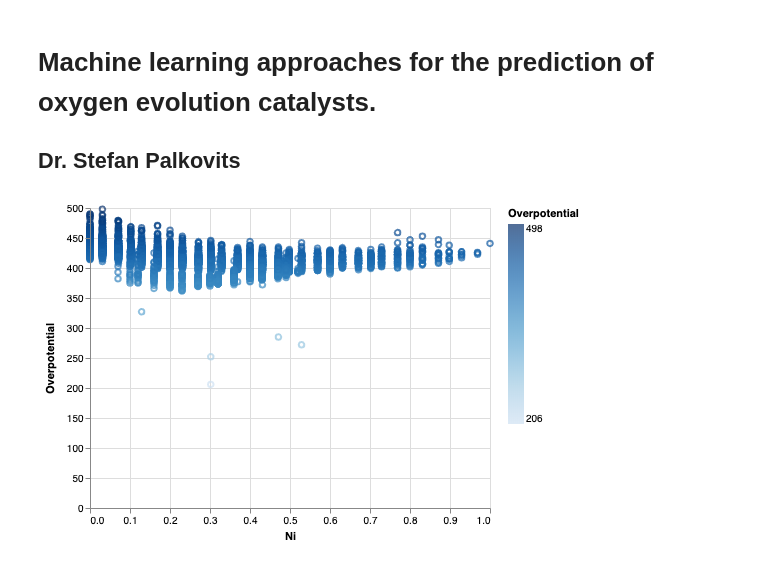
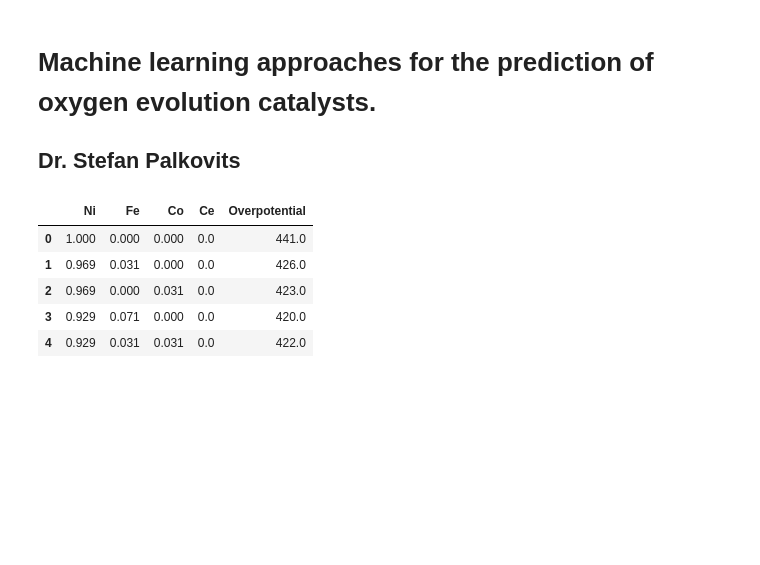
Before and after one commit to spalkovits/REAKT2019_ML4OER_SPks, a Jupyter notebook: ML4OER_talk.ipynb, the cells around one changed output. Drawn from its saved outputs; the diff is of its cells as text; code cells hidden in the pictures; blank space fills up the shorter version.

```diff
--- a/ML4OER_talk.ipynb
+++ b/ML4OER_talk.ipynb
@@ -20,11 +21,3 @@ import altair as alt
 # %%
 url_full = 'https://raw.githubusercontent.com/spalkovits/ML_NiFeCoCe_talk/master/full_dataset.csv'
 url_own = 'https://raw.githubusercontent.com/spalkovits/ML_NiFeCoCe_talk/master/own_dataset.csv'
-# %%
-alt.Chart(url_full).mark_point().encode(
-    x='Ni:Q',
-    y='Overpotential:Q',
-    color='Overpotential:Q'
-)
-# %% [output]
-[figure, removed]
@@ -30,0 +27,9 @@ alt.Chart(url_full).mark_point().encode(
+# %%
+df_full.head()
+# %% [output]
+|  | Ni | Fe | Co | Ce | Overpotential |
+| 0 | 1.000 | 0.000 | 0.000 | 0.0 | 441.0 |
+| 1 | 0.969 | 0.031 | 0.000 | 0.0 | 426.0 |
+| 2 | 0.969 | 0.000 | 0.031 | 0.0 | 423.0 |
+| 3 | 0.929 | 0.071 | 0.000 | 0.0 | 420.0 |
+| 4 | 0.929 | 0.031 | 0.031 | 0.0 | 422.0 |
```
Also changed, not shown: parts of 4 cells of this notebook, 1 other file.
